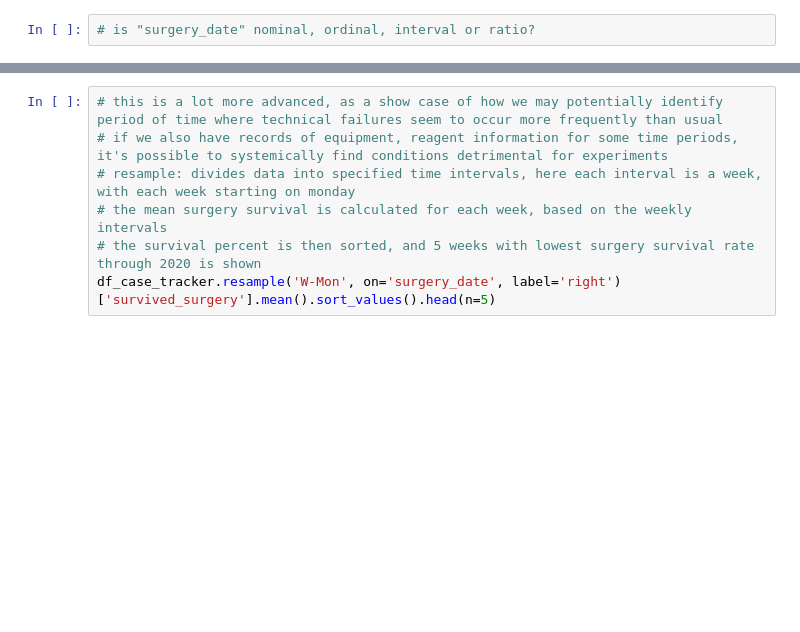
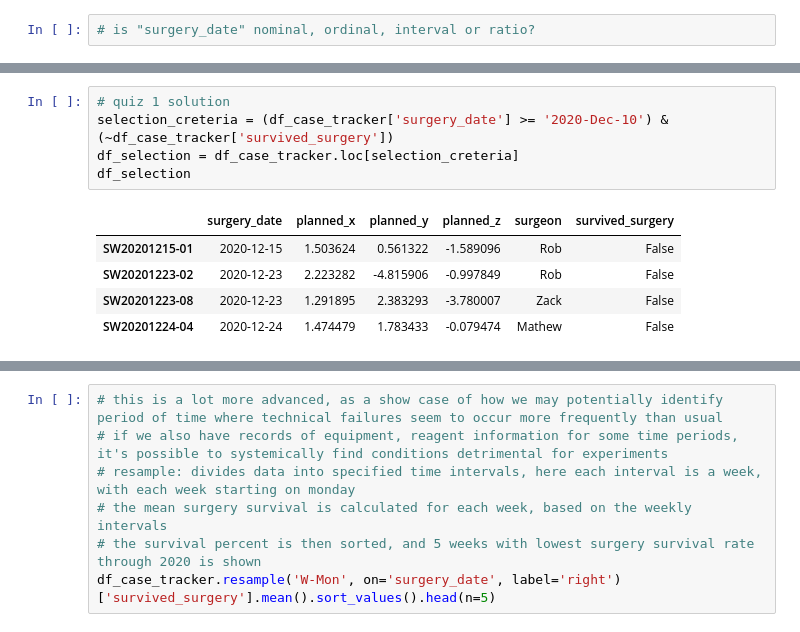
Before and after one commit to muyezhu/connectome, a Jupyter notebook: cic_skills_case_tracker.ipynb, the cells around one changed output, grey strips where cells are left out. Saved outputs shown, nothing was run; the diff lists cells and outputs as text; blank space fills up the shorter version.

```diff
--- a/cic_skills_case_tracker.ipynb
+++ b/cic_skills_case_tracker.ipynb
@@ -343,0 +460,11 @@ df_feb36
+# %%
+# quiz 1 solution
+selection_creteria = (df_case_tracker['surgery_date'] >= '2020-Dec-10') & (~df_case_tracker['survived_surgery'])
+df_selection = df_case_tracker.loc[selection_creteria]
+df_selection
+# %% [output]
+|  | surgery_date | planned_x | planned_y | planned_z | surgeon | survived_surgery |
+| SW20201215-01 | 2020-12-15 | 1.503624 | 0.561322 | -1.589096 | Rob | False |
+| SW20201223-02 | 2020-12-23 | 2.223282 | -4.815906 | -0.997849 | Rob | False |
+| SW20201223-08 | 2020-12-23 | 1.291895 | 2.383293 | -3.780007 | Zack | False |
+| SW20201224-04 | 2020-12-24 | 1.474479 | 1.783433 | -0.079474 | Mathew | False |
```
Also changed, not shown: parts of 21 cells of this notebook.
